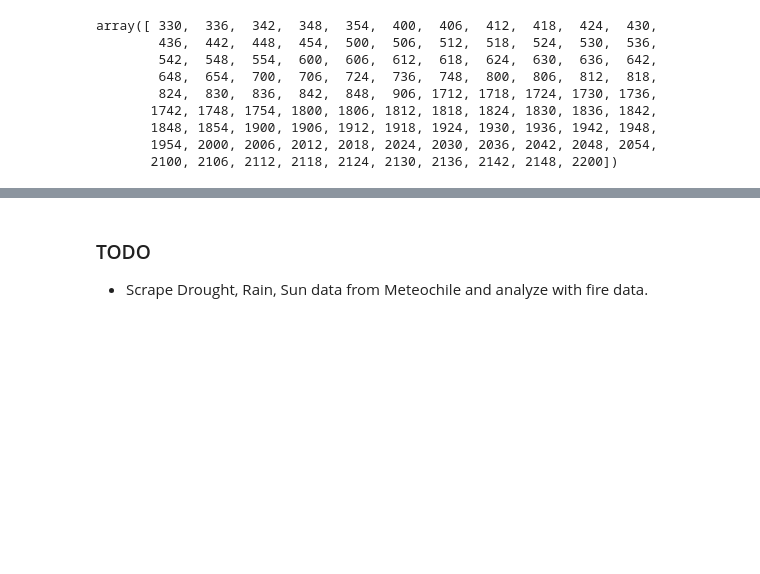
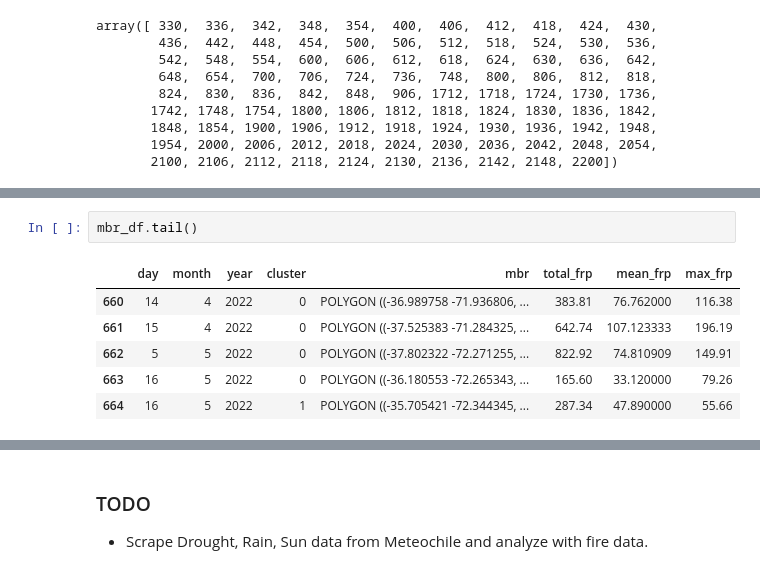
Before and after one commit to sebastiantare/chileanfires, a Jupyter notebook: Notebook.ipynb, the cells around one changed output, grey strips where cells are left out. Drawn from its saved outputs; the diff is of its cells as text; blank space fills up the shorter version.

```diff
--- a/Notebook.ipynb
+++ b/Notebook.ipynb
@@ -296,0 +430,9 @@ array([ 330,  336,  342,  348,  354,  400,  406,  412,  418,  424,  430,
+# %%
+mbr_df.tail()
+# %% [output]
+|  | day | month | year | cluster | mbr | total_frp | mean_frp | max_frp |
+| 660 | 14 | 4 | 2022 | 0 | POLYGON ((-36.989758 -71.936806, ... | 383.81 | 76.762000 | 116.38 |
+| 661 | 15 | 4 | 2022 | 0 | POLYGON ((-37.525383 -71.284325, ... | 642.74 | 107.123333 | 196.19 |
+| 662 | 5 | 5 | 2022 | 0 | POLYGON ((-37.802322 -72.271255, ... | 822.92 | 74.810909 | 149.91 |
+| 663 | 16 | 5 | 2022 | 0 | POLYGON ((-36.180553 -72.265343, ... | 165.60 | 33.120000 | 79.26 |
+| 664 | 16 | 5 | 2022 | 1 | POLYGON ((-35.705421 -72.344345, ... | 287.34 | 47.890000 | 55.66 |
```
Also changed, not shown: parts of 22 cells of this notebook.
